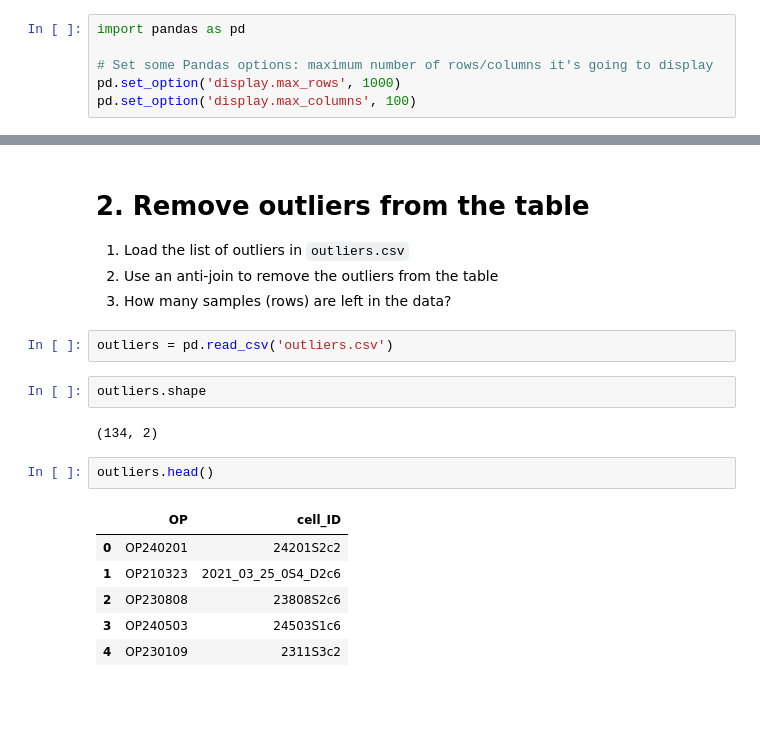
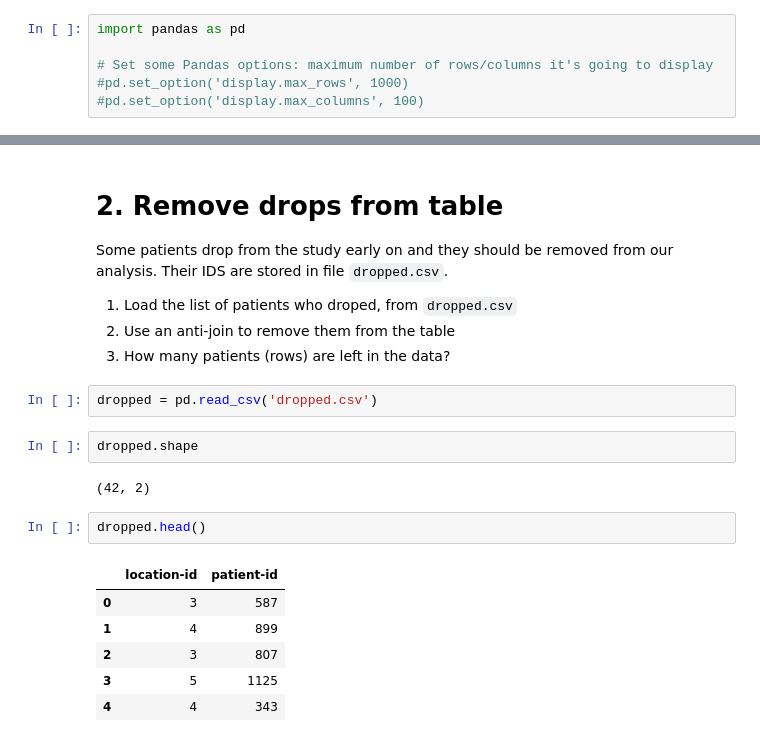
Before and after one commit to victoris93/data_class, a Jupyter notebook: exercises/tabular_join/tabular_join_solution.ipynb, the cells around one changed output, grey strips where cells are left out. Cells and saved outputs as stored; diff of their text form; blank space fills up the shorter version.

```diff
--- a/exercises/tabular_join/tabular_join_solution.ipynb
+++ b/exercises/tabular_join/tabular_join_solution.ipynb
@@ -4,6 +4,6 @@
 import pandas as pd
 
 # Set some Pandas options: maximum number of rows/columns it's going to display
-pd.set_option('display.max_rows', 1000)
-pd.set_option('display.max_columns', 100)
+#pd.set_option('display.max_rows', 1000)
+#pd.set_option('display.max_columns', 100)
 # %% [markdown]
@@ -73,22 +94,23 @@ Name: patcher, dtype: int64
 # %% [markdown]
-# 2. Remove outliers from the table
+# 2. Remove drops from table
 
-1. Load the list of outliers in `outliers.csv`
-2. Use an anti-join to remove the outliers from the table
-3. How many samples (rows) are left in the data?
+Some patients drop from the study early on and they should be removed from our analysis. Their IDS are stored in file `dropped.csv`.
+1. Load the list of patients who droped, from `dropped.csv`
+2. Use an anti-join to remove them from the table
+3. How many patients (rows) are left in the data?
 # %%
-outliers = pd.read_csv('outliers.csv')
+dropped = pd.read_csv('dropped.csv')
 # %%
-outliers.shape
+dropped.shape
 # %% [output]
-(134, 2)
+(42, 2)
 # %%
-outliers.head()
+dropped.head()
 # %% [output]
-|  | OP | cell_ID |
-| 0 | OP240201 | 24201S2c2 |
-| 1 | OP210323 | 2021_03_25_0S4_D2c6 |
-| 2 | OP230808 | 23808S2c6 |
-| 3 | OP240503 | 24503S1c6 |
-| 4 | OP230109 | 2311S3c2 |
+|  | location-id | patient-id |
+| 0 | 3 | 587 |
+| 1 | 4 | 899 |
+| 2 | 3 | 807 |
+| 3 | 5 | 1125 |
+| 4 | 4 | 343 |
 # %%
```
Also changed, not shown: parts of 22 cells of this notebook, 15 other files.
